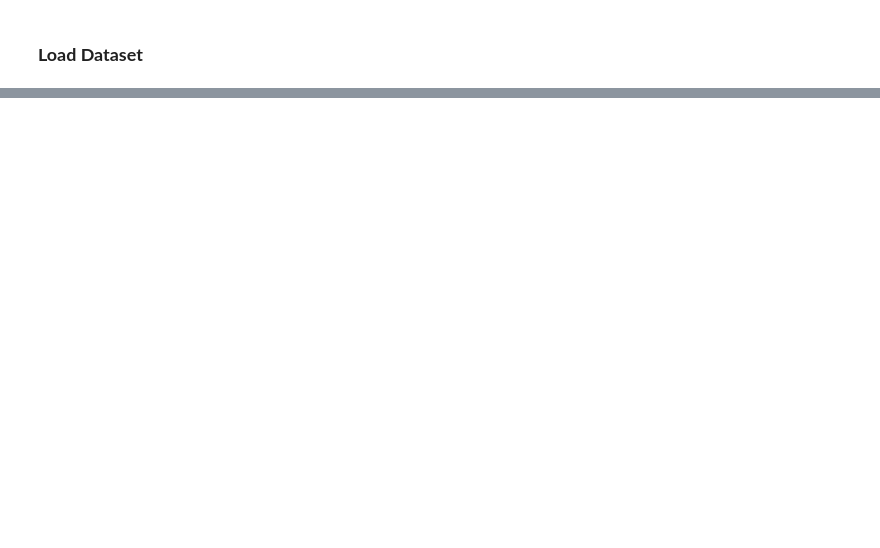
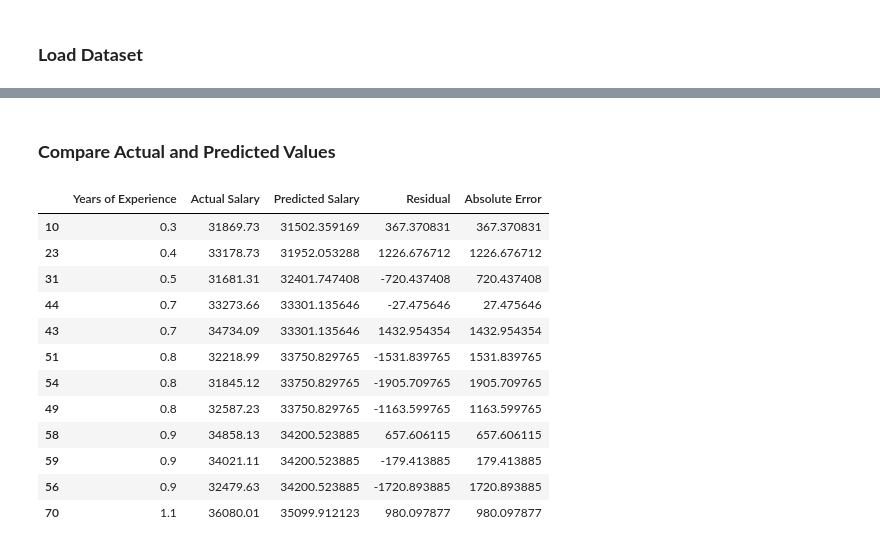
Before and after one commit to sriram806/Machine-Learning-Algorithms, a Jupyter notebook: simplelinearregression/Salary Prediction/main.ipynb, the cells around one changed output, grey strips where cells are left out. Saved outputs shown, nothing was run; the diff lists cells and outputs as text; code cells hidden in the pictures; blank space fills up the shorter version.

```diff
--- a/simplelinearregression/Salary Prediction/main.ipynb
+++ b/simplelinearregression/Salary Prediction/main.ipynb
@@ -30,0 +441,28 @@ Load Dataset
+# %% [markdown]
+### **Compare Actual and Predicted Values**
+# %%
+results = pd.DataFrame({
+    "Years of Experience": X_test.iloc[:, 0],
+    "Actual Salary": y_test.values,
+    "Predicted Salary": y_pred,
+    "Residual": y_test.values - y_pred,
+    "Absolute Error": np.abs(y_test.values - y_pred)
+})
+
+results = results.sort_values(by="Years of Experience")
+
+results.head(12)
+# %% [output]
+|  | Years of Experience | Actual Salary | Predicted Salary | Residual | Absolute Error |
+| 10 | 0.3 | 31869.73 | 31502.359169 | 367.370831 | 367.370831 |
+| 23 | 0.4 | 33178.73 | 31952.053288 | 1226.676712 | 1226.676712 |
+| 31 | 0.5 | 31681.31 | 32401.747408 | -720.437408 | 720.437408 |
+| 44 | 0.7 | 33273.66 | 33301.135646 | -27.475646 | 27.475646 |
+| 43 | 0.7 | 34734.09 | 33301.135646 | 1432.954354 | 1432.954354 |
+| 51 | 0.8 | 32218.99 | 33750.829765 | -1531.839765 | 1531.839765 |
+| 54 | 0.8 | 31845.12 | 33750.829765 | -1905.709765 | 1905.709765 |
+| 49 | 0.8 | 32587.23 | 33750.829765 | -1163.599765 | 1163.599765 |
+| 58 | 0.9 | 34858.13 | 34200.523885 | 657.606115 | 657.606115 |
+| 59 | 0.9 | 34021.11 | 34200.523885 | -179.413885 | 179.413885 |
+| 56 | 0.9 | 32479.63 | 34200.523885 | -1720.893885 | 1720.893885 |
+| 70 | 1.1 | 36080.01 | 35099.912123 | 980.097877 | 980.097877 |
```
Also changed, not shown: parts of 38 cells of this notebook, 3 other files.
